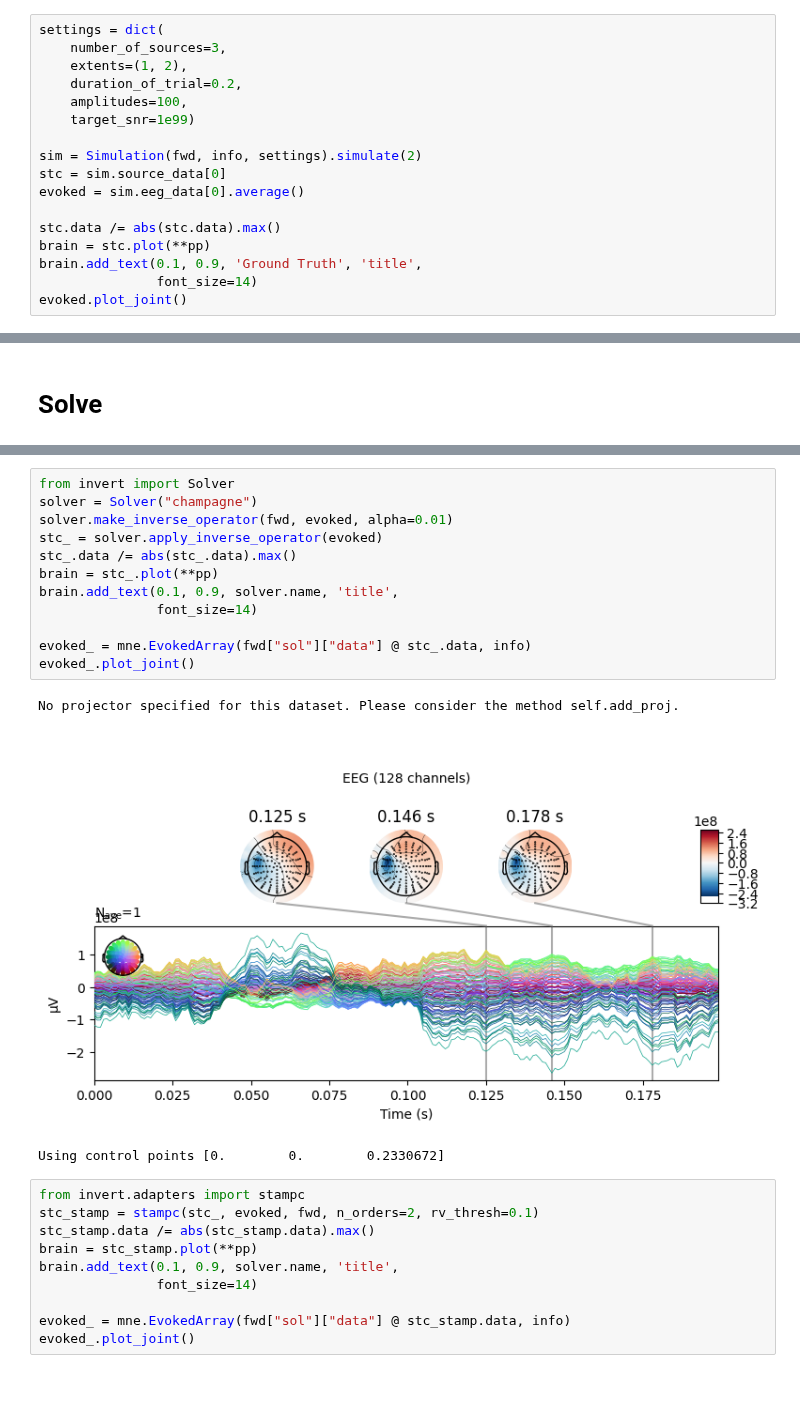
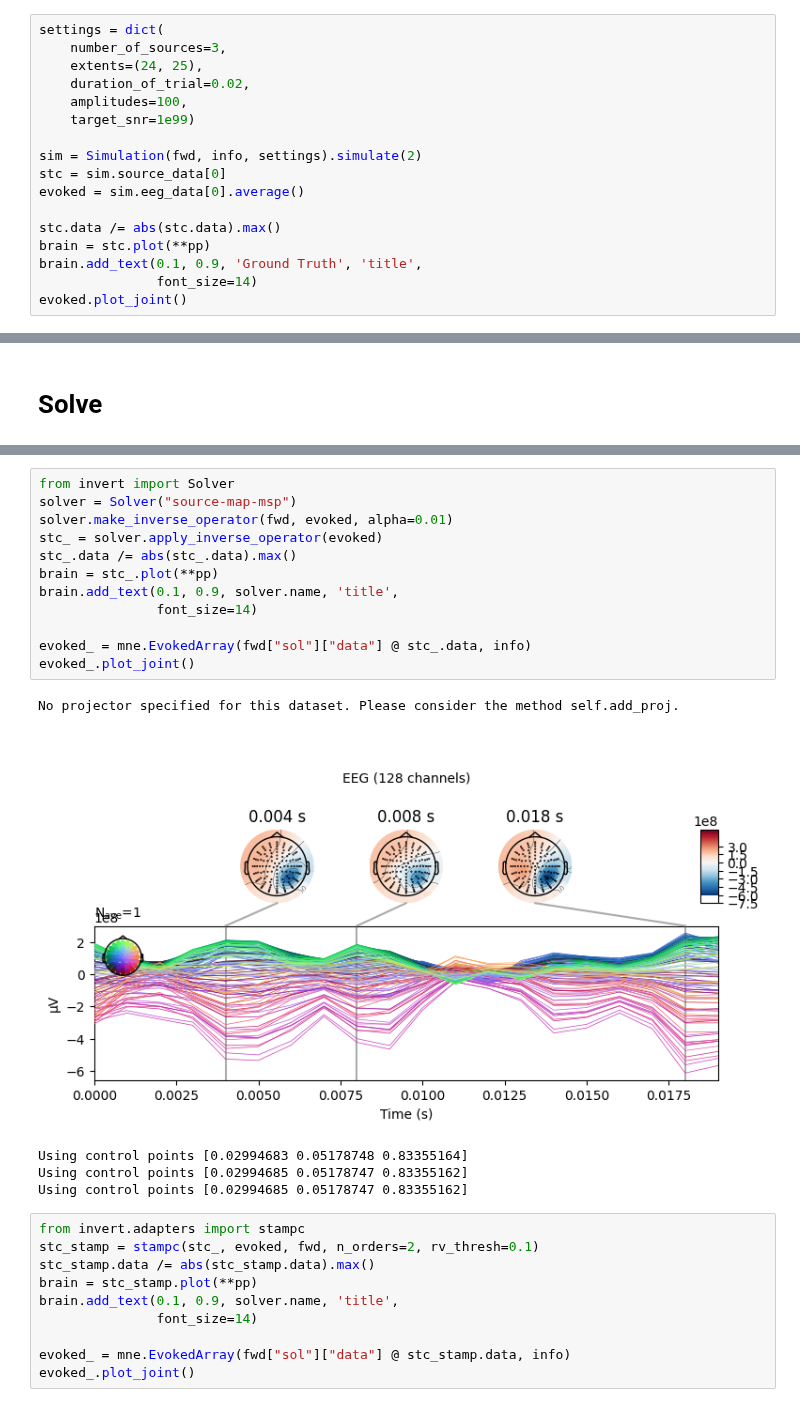
Before and after one commit to LukeTheHecker/invert, a Jupyter notebook: dev/evaluate.ipynb, the cells around one changed output, grey strips where cells are left out. Drawn from its saved outputs; the diff is of its cells as text.

```diff
--- a/dev/evaluate.ipynb
+++ b/dev/evaluate.ipynb
@@ -23,8 +36,8 @@ n_chans, n_dipoles = leadfield.shape
 # %%
 settings = dict(
     number_of_sources=3,
-    extents=(1, 2),
-    duration_of_trial=0.2,
+    extents=(24, 25),
+    duration_of_trial=0.02,
     amplitudes=100,
     target_snr=1e99)
 
@@ -57,19 +63,21 @@ Using control points [20.02893799 20.24380708 20.69146389]
 # %%
 from invert import Solver
-solver = Solver("champagne")
+solver = Solver("source-map-msp")
 solver.make_inverse_operator(fwd, evoked, alpha=0.01)
 stc_ = solver.apply_inverse_operator(evoked)
 stc_.data /= abs(stc_.data).max()
 brain = stc_.plot(**pp)
 brain.add_text(0.1, 0.9, solver.name, 'title',
                font_size=14)
 
 evoked_ = mne.EvokedArray(fwd["sol"]["data"] @ stc_.data, info)
 evoked_.plot_joint()
 # %% [output]
 No projector specified for this dataset. Please consider the method self.add_proj.
-[figure, old version]
+[figure, new version]
-Using control points [0.        0.        0.2330672]
+Using control points [0.02994683 0.05178748 0.83355164]
+Using control points [0.02994685 0.05178747 0.83355162]
+Using control points [0.02994685 0.05178747 0.83355162]
 # %%
 from invert.adapters import stampc
 stc_stamp = stampc(stc_, evoked, fwd, n_orders=2, rv_thresh=0.1)
```
Also changed, not shown: parts of 3 cells of this notebook, 3 other files.
